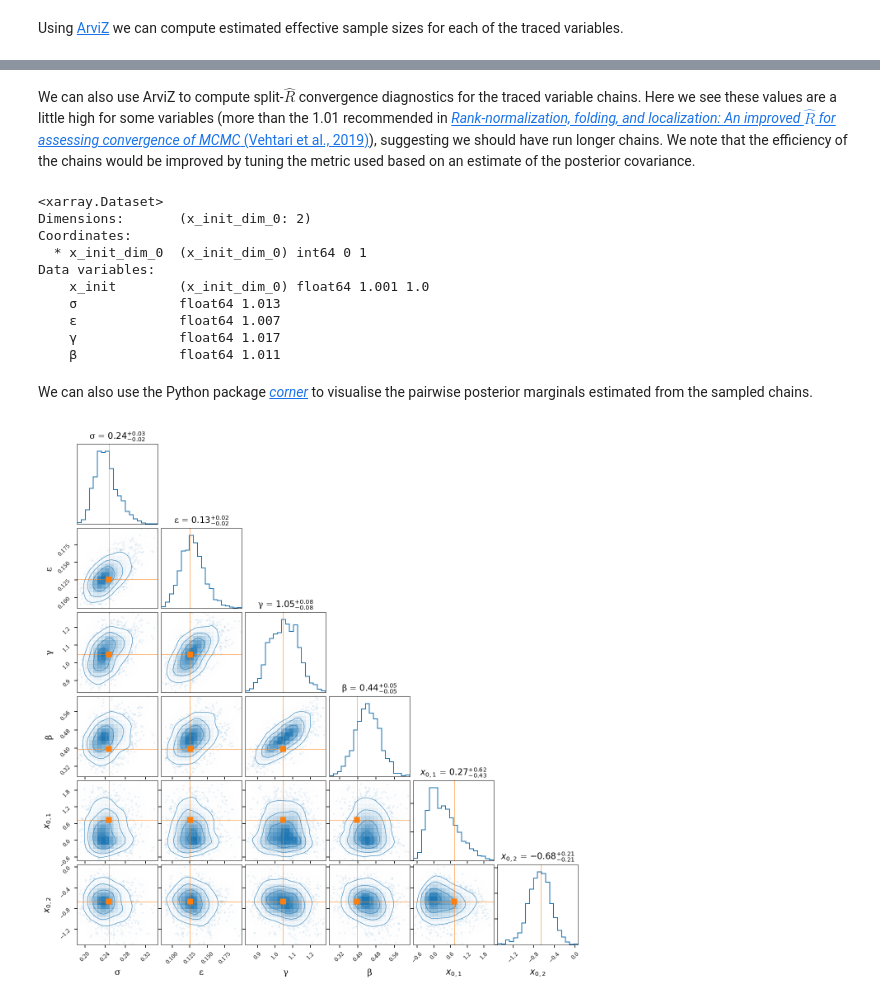
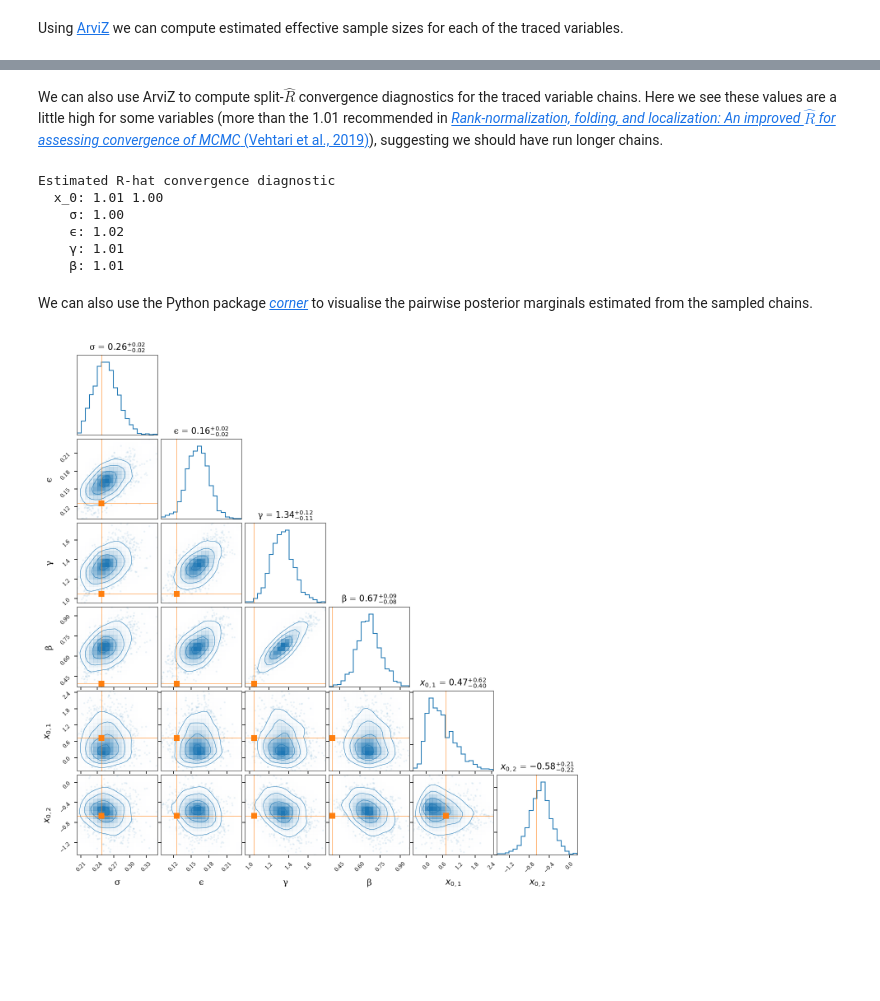
Before and after one commit to thiery-lab/manifold-mcmc-for-diffusions, a Jupyter notebook: FitzHugh-Nagumo_example.ipynb, the cells around one changed output, grey strips where cells are left out. Saved outputs shown, nothing was run; the diff lists cells and outputs as text; code cells hidden in the pictures; blank space fills up the shorter version.

```diff
--- a/FitzHugh-Nagumo_example.ipynb
+++ b/FitzHugh-Nagumo_example.ipynb
@@ -282,9 +271,9 @@ system = mici_extensions.ConditionedDiffusionConstrainedSystem(
 As well as the Hamiltonian system we also need to define an associated (symplectic) integrator, to numerically simulate the associated Hamiltonian dynamics. Here we use the `mici.integrators.ConstrainedLeapfrogIntegrator` class, which corresponds to the generalised constrained symplectic integrator described in Algorithm 2 in Appendix H in the paper (as we use one $h_2$ flow update per integrator step - i.e. `num_inner_step = 1` - and use the standard Störmer–Verlet Hamiltonian splitting described in Section 4.3.1 in the paper, the integrator uses here reduces to that described in Algorithm 1 in the paper). We specify the tolerances on both the norm of the constraint equation `constraint_tol` and the successive change in the position `position_tol` for the quasi-Newton iteration used to solve the non-linear system of constraint equations, and also set a maximum number of iterations `max_iters`. The tolerances for the reversibility check is set to `2 * position_tol` (motivated by the intuition that each of the forward and backward retraction / projection steps are solved to a position tolerance of `position_tol`, so if the errors accumulate linearly the overall error in a reversible step should be less than `2 * position_tol`).
 # %%
 max_iters = 50  # Maximum number of quasi-Newton iterations in retraction solver
-step_size = 3e-2  # Constrained integrator step size
+step_size = 5e-2  # Constrained integrator step size
 num_inner_step = 1  # Number of h_2 components updates per integrator step
-constraint_tol = 1e-8  # Convergence tolerance in constraint (observation) space
+constraint_tol = 1e-9  # Convergence tolerance in constraint (observation) space
 position_tol = 1e-7  # Convergence tolerance in position (latent) space
 integrator = mici.integrators.ConstrainedLeapfrogIntegrator(
     system, step_size, num_inner_step,
@@ -316,7 +305,7 @@ sampler = mici.samplers.HamiltonianMCMC(
 To generate a set of initial states on satisfying the observation constraints, we use a scheme analagous to that described in Appendix J in the paper, performing a gradient based optimisation of the distance between the generated state sequence at the observation times and a state sequence $\tilde{x}_{1{:}\mathtt{T}}$ consistent with the observations $y_{1{:}\mathtt{T}}$ i.e. such that $y_\mathtt{t} = h_\mathtt{t}(\tilde{x}_\mathtt{t}) ~~\forall \mathtt{t}\in 1{:}\mathtt{T}$. Due to the simple form of the observation function assumed here, to generate this initial target state sequence $\tilde{x}_{1{:}\mathtt{T}}$ we simply sample values for the $\mathsf{x}_2$ components from $\mathcal{N}(0, 0.5^2)$ and set the $\mathsf{x}_1$ components values to the corresponding $y_{1{:}\mathtt{T}}$ value. This is implemented in the function `generate_x_obs_seq_init` below.
 # %%
 def generate_x_obs_seq_init(rng):
-    return np.concatenate(
+    return jnp.concatenate(
         (y_seq_ref, rng.standard_normal(y_seq_ref.shape) * 0.5), -1)
 # %% [markdown]
 We now generate a list of initial states, one for each of the chains to be run, using a helper function `get_initial_state` defined in the `sde.mici_extensions` module, with each call running a gradient based optimisation to find a point close to manifold then using a projection to find a point which satisfies the observational constraints to within the specificed `constraint_tol`.
@@ -330,13 +319,13 @@ init_states = [
     for c in range(num_chains)]
 # %% [markdown]
 As a final step before sampling the chains we define a function which outputs the variables to be traced (recorded) on each chain iteration. Here we trace only the parameters and initial state generated from the position component of the state / latent input vector $\mathsf{q}$.
-# %%
-def trace_func(state):
-    q = state.pos
-    u, v_init, _ = onp.split(q, (num_param, num_param + dim_state,))
-    params = generate_params(u)
-    x_init = generate_init_state(v_init, params)
-    return {'x_init': x_init, **params}
+# %%
+def trace_func(state):
+    q = state.pos
+    u, v_0, _ = onp.split(q, (dim_z, dim_z + dim_x,))
+    z = generate_z(u)
+    x_0 = generate_x_0(v_0, z)
+    return {'x_0': x_0, 'σ': z[0], 'ϵ': z[1], 'γ': z[2], 'β': z[3]}
 # %% [markdown]
 We now use the constructed `sampler` object to (sequentially) sample `num_chains` Markov chains for `num_sample + num_warmup` iterations, with later the first `num_warmup` iterations being discarded when calculating estimates / statistics using the chain samples, to minimise the effect of the initial transient convergence of the chains towards stationarity. We specify for three statistics to be interactively monitored during sampling - the average acceptance probability (`accept_prob`), proportion of integration transitions terminating due to non-convergence of the quasi-Newton iteration (`convergence_error`) and the proportion of integration transitions terminating due to detection of a non-reversible step (`non_reversible_step`).
 
@@ -371,39 +362,42 @@ Data variables:
 # %% [markdown]
-We can also use ArviZ to compute split-$\hat{R}$ convergence diagnostics for the traced variable chains. Here we see these values are a little high for some variables (more than the 1.01 recommended in [*Rank-normalization, folding, and localization: An improved $\hat{R}$ for assessing convergence of MCMC* (Vehtari et al., 2019)](https://arxiv.org/abs/1903.08008)), suggesting we should have run longer chains. We note that the efficiency of the chains would be improved by tuning the metric used based on an estimate of the posterior covariance.
+We can also use ArviZ to compute split-$\hat{R}$ convergence diagnostics for the traced variable chains. Here we see these values are a little high for some variables (more than the 1.01 recommended in [*Rank-normalization, folding, and localization: An improved $\hat{R}$ for assessing convergence of MCMC* (Vehtari et al., 2019)](https://arxiv.org/abs/1903.08008)), suggesting we should have run longer chains.
-# %%
-arviz.rhat({k: [t[num_warmup:] for t in v] for k, v in traces.items()})
-# %% [output]
-<xarray.Dataset>
-Dimensions:       (x_init_dim_0: 2)
-Coordinates:
-  * x_init_dim_0  (x_init_dim_0) int64 0 1
-Data variables:
-    x_init        (x_init_dim_0) float64 1.001 1.0
-    σ             float64 1.013
-    ε             float64 1.007
-    γ             float64 1.017
-    β             float64 1.011
+# %%
+rhat_dataset = arviz.rhat({k: [t[num_warmup:] for t in v] for k, v in traces.items()})
+print('Estimated R-hat convergence diagnostic')
+for name, rhat_array in rhat_dataset.items():
+    if rhat_array.shape == ():
+        print(f'  {name: >3}: {rhat_array.data:#.3g}')
+    else:
+        print(f'  {name: >3}: {" ".join([f"{rhat.data:#.3g}" for rhat in rhat_array])}')
+# %% [output]
+Estimated R-hat convergence diagnostic
+  x_0: 1.01 1.00
+    σ: 1.00
+    ϵ: 1.02
+    γ: 1.01
+    β: 1.01
 # %% [markdown]
 We can also use the Python package [*corner*](https://corner.readthedocs.io/en/latest/) to visualise the pairwise posterior marginals estimated from the sampled chains.
 # %%
-num_var = num_param + dim_state
+num_var = dim_z + dim_x
+param_names = ('σ', 'ϵ', 'γ', 'β')
 with plt.style.context(plot_style):
     fig, axes = plt.subplots(num_var, num_var, figsize=(1.5 * num_var, 1.5 * num_var))
     _ = corner.corner(
-        np.stack([onp.concatenate([t[num_warmup:] for t in traces[param_name]])
-                  for param_name in params_ref.keys()] +
-                 [onp.concatenate([t[num_warmup:, i] for t in traces['x_init']])
-                  for i in range(dim_state)], -1),
-        labels=[f'{param_name}' for param_name in params_ref.keys()] +
-               [f'$x_{{0,{i+1}}}$' for i in range(dim_state)],
-        truths=list(params_ref.values()) + list(x_init_ref),
+        onp.stack([onp.concatenate([t[num_warmup:] for t in traces[param_name]])
+                   for param_name in param_names] +
+                  [onp.concatenate([t[num_warmup:, i] for t in traces['x_0']])
+                   for i in range(dim_x)], -1),
+        labels=[f'{param_name}' for param_name in param_names] +
+               [f'$x_{{0,{i+1}}}$' for i in range(dim_x)],
+        truths=list(z_ref) + list(x_0_ref),
         color='C0', truth_color='C1', show_titles=True, smooth=1.,
         fig=fig)
-    for i in range(num_param):
+    for i in range(dim_z):
         for j in range(i+1):
-            if i != num_param - 1:
+            if i != dim_z - 1:
                 axes[i, j].xaxis.set_ticks_position('none')
             if j != 0 or (i == j == 0):
                 axes[i, j].yaxis.set_ticks_position('none')
 # %% [output]
-[figure, old version]
+[figure, new version]
```
Also changed, not shown: parts of 22 cells of this notebook, 4 other files.
